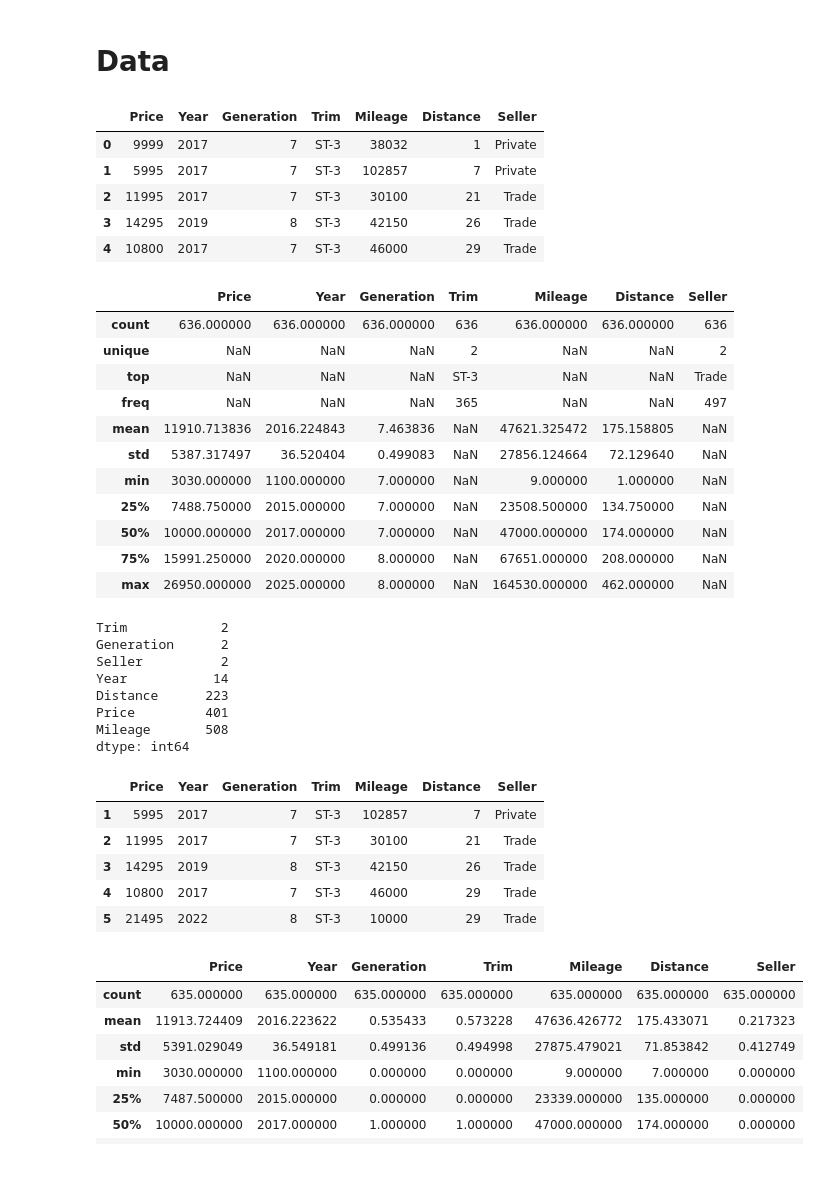
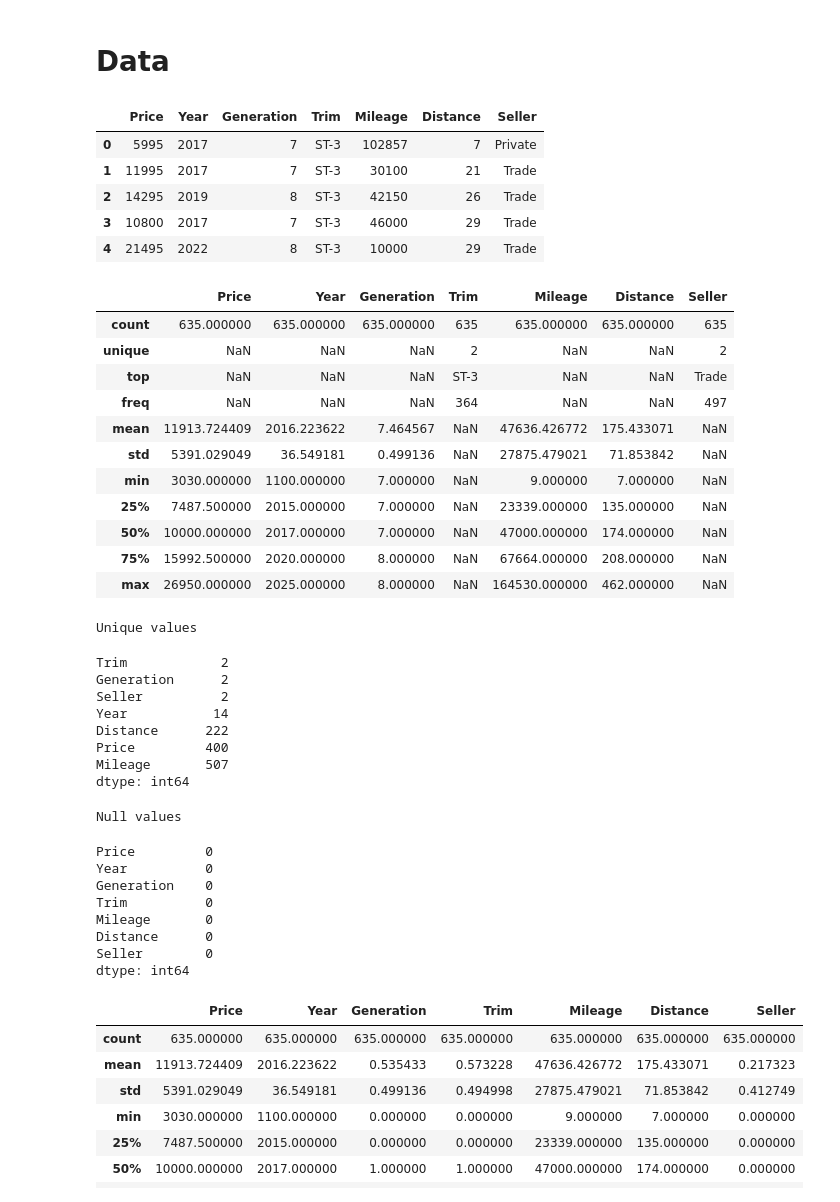
Before and after one commit to jamesdeluk/data-projects, a Jupyter notebook: st.ipynb, the cells around one changed output. Cells and saved outputs as stored; diff of their text form; code cells hidden in the pictures; blank space fills up the shorter version.

```diff
--- a/st.ipynb
+++ b/st.ipynb
@@ -218,47 +232,50 @@ data = pd.read_csv('data/car_data.csv')
 # %%
 display(data.head())
 print()
 display(data.describe(include='all'))
 print()
+print('Unique values')
 display(data.nunique().sort_values())
+print()
+print('Null values')
+display(data.isnull().sum().sort_values())
 # %% [output]
 |  | Price | Year | Generation | Trim | Mileage | Distance | Seller |
-| 0 | 9999 | 2017 | 7 | ST-3 | 38032 | 1 | Private |
-| 1 | 5995 | 2017 | 7 | ST-3 | 102857 | 7 | Private |
-| 2 | 11995 | 2017 | 7 | ST-3 | 30100 | 21 | Trade |
-| 3 | 14295 | 2019 | 8 | ST-3 | 42150 | 26 | Trade |
-| 4 | 10800 | 2017 | 7 | ST-3 | 46000 | 29 | Trade |
+| 0 | 5995 | 2017 | 7 | ST-3 | 102857 | 7 | Private |
+| 1 | 11995 | 2017 | 7 | ST-3 | 30100 | 21 | Trade |
+| 2 | 14295 | 2019 | 8 | ST-3 | 42150 | 26 | Trade |
+| 3 | 10800 | 2017 | 7 | ST-3 | 46000 | 29 | Trade |
+| 4 | 21495 | 2022 | 8 | ST-3 | 10000 | 29 | Trade |
 |  | Price | Year | Generation | Trim | Mileage | Distance | Seller |
-| count | 636.000000 | 636.000000 | 636.000000 | 636 | 636.000000 | 636.000000 | 636 |
+| count | 635.000000 | 635.000000 | 635.000000 | 635 | 635.000000 | 635.000000 | 635 |
 | unique | NaN | NaN | NaN | 2 | NaN | NaN | 2 |
 | top | NaN | NaN | NaN | ST-3 | NaN | NaN | Trade |
-| freq | NaN | NaN | NaN | 365 | NaN | NaN | 497 |
-| mean | 11910.713836 | 2016.224843 | 7.463836 | NaN | 47621.325472 | 175.158805 | NaN |
-| std | 5387.317497 | 36.520404 | 0.499083 | NaN | 27856.124664 | 72.129640 | NaN |
-| min | 3030.000000 | 1100.000000 | 7.000000 | NaN | 9.000000 | 1.000000 | NaN |
-| 25% | 7488.750000 | 2015.000000 | 7.000000 | NaN | 23508.500000 | 134.750000 | NaN |
+| freq | NaN | NaN | NaN | 364 | NaN | NaN | 497 |
+| mean | 11913.724409 | 2016.223622 | 7.464567 | NaN | 47636.426772 | 175.433071 | NaN |
+| std | 5391.029049 | 36.549181 | 0.499136 | NaN | 27875.479021 | 71.853842 | NaN |
+| min | 3030.000000 | 1100.000000 | 7.000000 | NaN | 9.000000 | 7.000000 | NaN |
+| 25% | 7487.500000 | 2015.000000 | 7.000000 | NaN | 23339.000000 | 135.000000 | NaN |
 | 50% | 10000.000000 | 2017.000000 | 7.000000 | NaN | 47000.000000 | 174.000000 | NaN |
-| 75% | 15991.250000 | 2020.000000 | 8.000000 | NaN | 67651.000000 | 208.000000 | NaN |
+| 75% | 15992.500000 | 2020.000000 | 8.000000 | NaN | 67664.000000 | 208.000000 | NaN |
 | max | 26950.000000 | 2025.000000 | 8.000000 | NaN | 164530.000000 | 462.000000 | NaN |
-Trim            2
-Generation      2
-Seller          2
-Year           14
-Distance      223
-Price         401
-Mileage       508
-dtype: int64
+Unique values
+Trim            2
+Generation      2
+Seller          2
+Year           14
+Distance      222
+Price         400
+Mileage       507
+dtype: int64
+Null values
+Price         0
+Year          0
+Generation    0
+Trim          0
+Mileage       0
+Distance      0
+Seller        0
+dtype: int64
-# %%
-# Remove my car
-data.drop(index=0, inplace=True)
-display(data.head())
-# %% [output]
-|  | Price | Year | Generation | Trim | Mileage | Distance | Seller |
-| 1 | 5995 | 2017 | 7 | ST-3 | 102857 | 7 | Private |
-| 2 | 11995 | 2017 | 7 | ST-3 | 30100 | 21 | Trade |
-| 3 | 14295 | 2019 | 8 | ST-3 | 42150 | 26 | Trade |
-| 4 | 10800 | 2017 | 7 | ST-3 | 46000 | 29 | Trade |
-| 5 | 21495 | 2022 | 8 | ST-3 | 10000 | 29 | Trade |
 # %%
 # Generation: 7 to 1, 8 to 0 (i.e. mine is 1)
 # Trim: ST-3 to 1, ST-2 to 0 (i.e. mine is 1)
```
Also changed, not shown: parts of 8 cells of this notebook, 2 other files.
